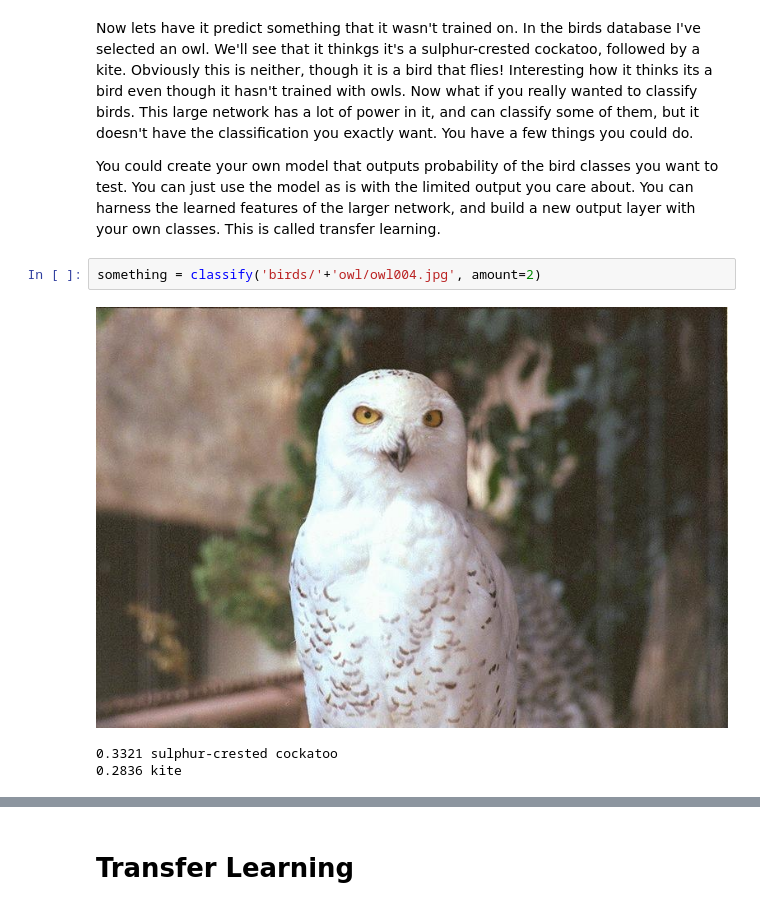
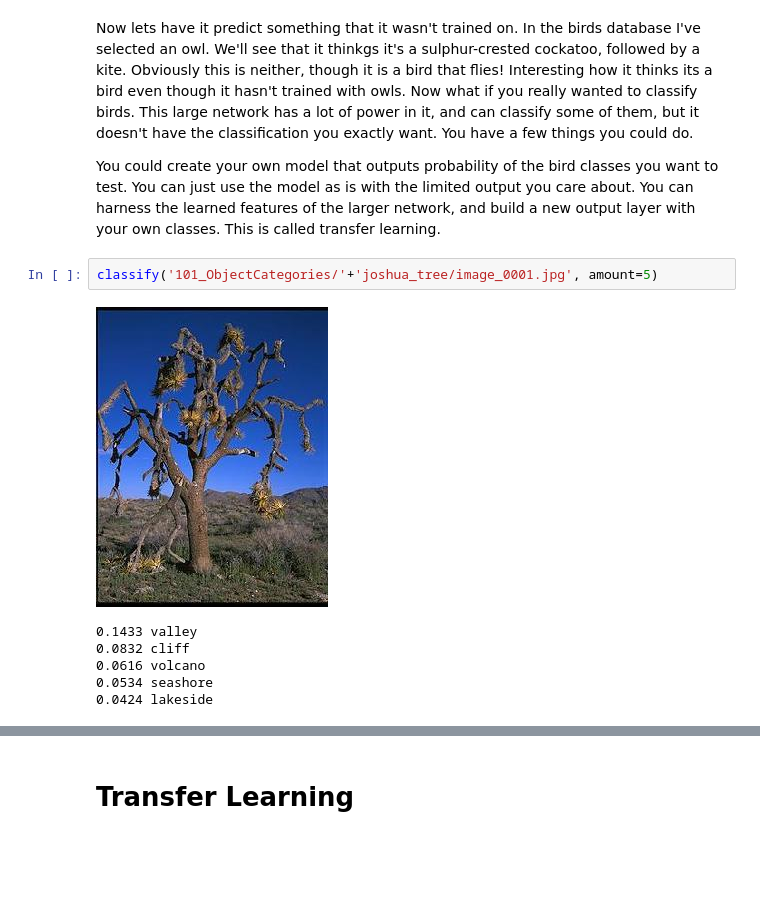
Before and after one commit to girishgupta/CNNTutorials, a Jupyter notebook: 5. TransferLearning_Tutorial/TransferLearningWithInception.ipynb, the cells around one changed output, grey strips where cells are left out. Cells and saved outputs as stored; diff of their text form; blank space fills up the shorter version.

```diff
--- a/5. TransferLearning_Tutorial/TransferLearningWithInception.ipynb
+++ b/5. TransferLearning_Tutorial/TransferLearningWithInception.ipynb
@@ -211,9 +213,12 @@ Now lets have it predict something that it wasn't trained on. In the birds datab
 You could create your own model that outputs probability of the bird classes you want to test.
 You can just use the model as is with the limited output you care about.
 You can harness the learned features of the larger network, and build a new output layer with your own classes. This is called transfer learning.
-# %%
-something = classify('birds/'+'owl/owl004.jpg', amount=2)
-# %% [output]
-[figure, removed]
-0.3321 sulphur-crested cockatoo
-0.2836 kite
+# %%
+classify('101_ObjectCategories/'+'joshua_tree/image_0001.jpg', amount=5)
+# %% [output]
+[figure, added]
+0.1433 valley
+0.0832 cliff
+0.0616 volcano
+0.0534 seashore
+0.0424 lakeside
```
Also changed, not shown: parts of 49 cells of this notebook.
